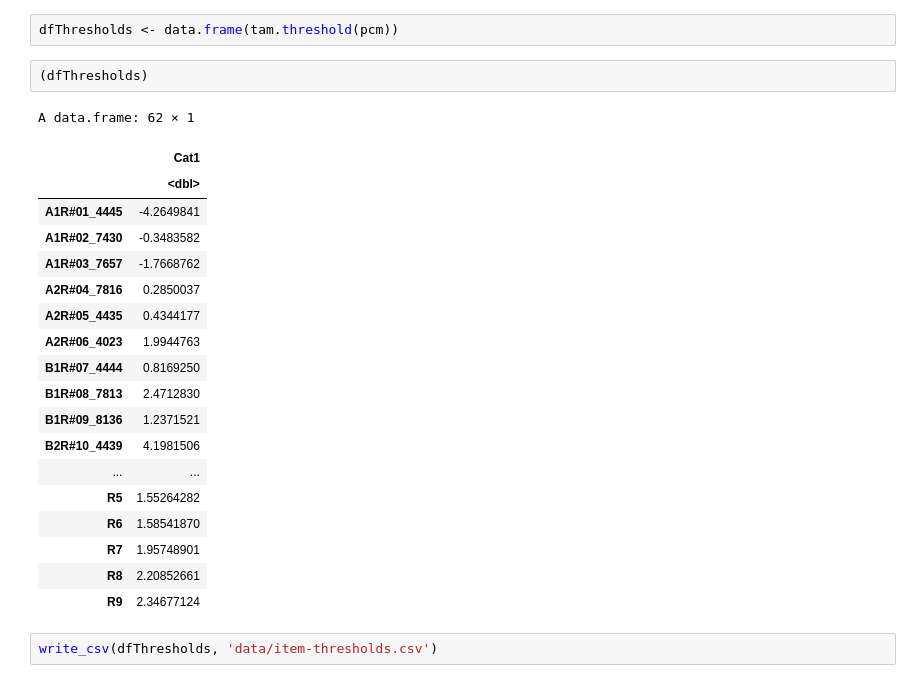
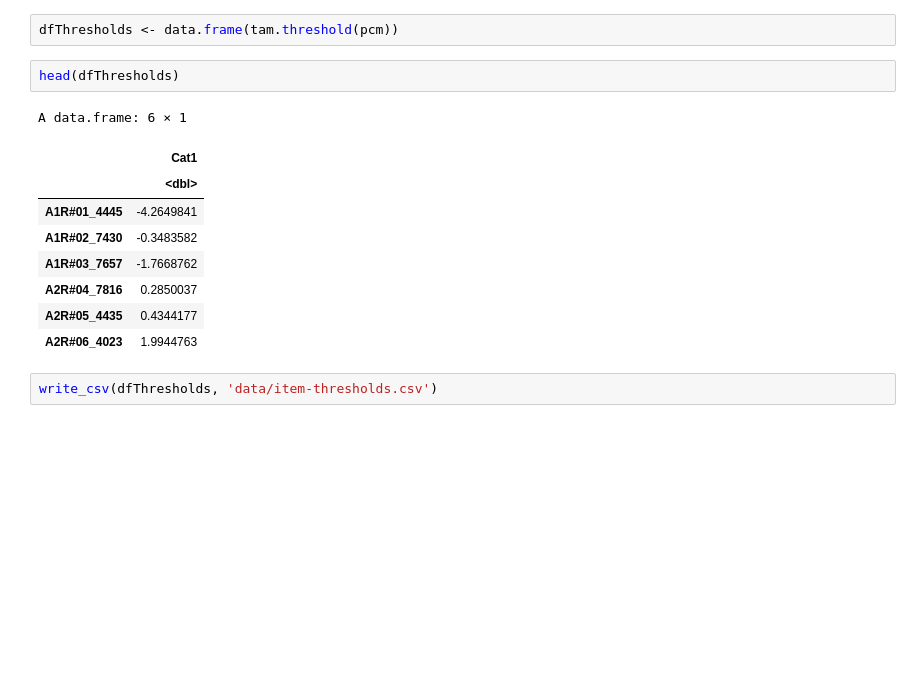
Before and after one commit to jp-loonytoon/test-generator, a Jupyter notebook: analyseTest.ipynb, the cells around one changed output. Drawn from its saved outputs; the diff is of its cells as text; blank space fills up the shorter version.

```diff
--- a/analyseTest.ipynb
+++ b/analyseTest.ipynb
@@ -137,27 +148,17 @@ Under the GRM or PCM polytomous IRT models, items are given a difficulty however
 # %%
 dfThresholds <- data.frame(tam.threshold(pcm))
 # %%
-(dfThresholds)
+head(dfThresholds)
 # %% [output]
-A data.frame: 62 × 1
+A data.frame: 6 × 1
 |  | Cat1 |
 |  | <dbl> |
 | A1R#01_4445 | -4.2649841 |
 | A1R#02_7430 | -0.3483582 |
 | A1R#03_7657 | -1.7668762 |
 | A2R#04_7816 | 0.2850037 |
 | A2R#05_4435 | 0.4344177 |
 | A2R#06_4023 | 1.9944763 |
-| B1R#07_4444 | 0.8169250 |
-| B1R#08_7813 | 2.4712830 |
-| B1R#09_8136 | 1.2371521 |
-| B2R#10_4439 | 4.1981506 |
-| ... | ... |
-| R5 | 1.55264282 |
-| R6 | 1.58541870 |
-| R7 | 1.95748901 |
-| R8 | 2.20852661 |
-| R9 | 2.34677124 |
 # %%
 write_csv(dfThresholds, 'data/item-thresholds.csv')
 # %% [markdown]
```
Also changed, not shown: parts of 13 cells of this notebook.
